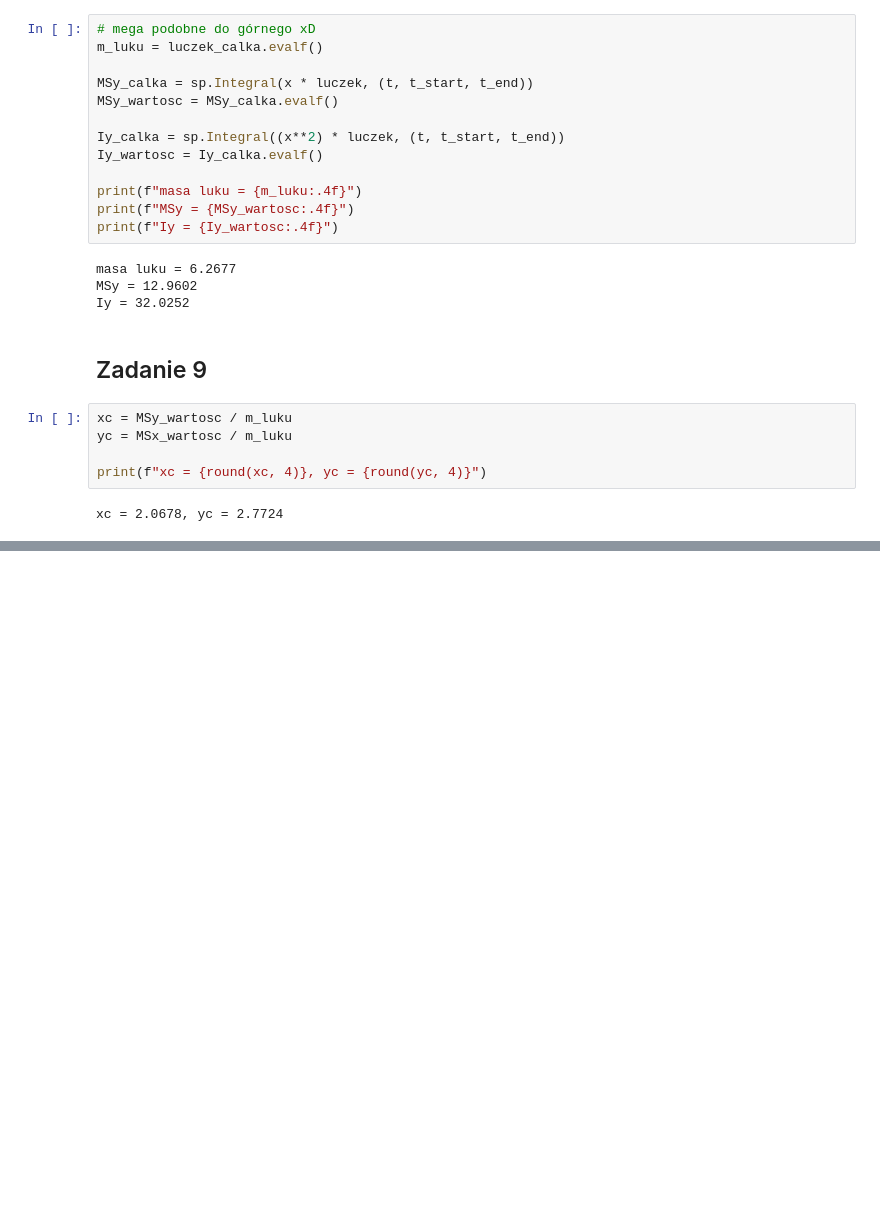
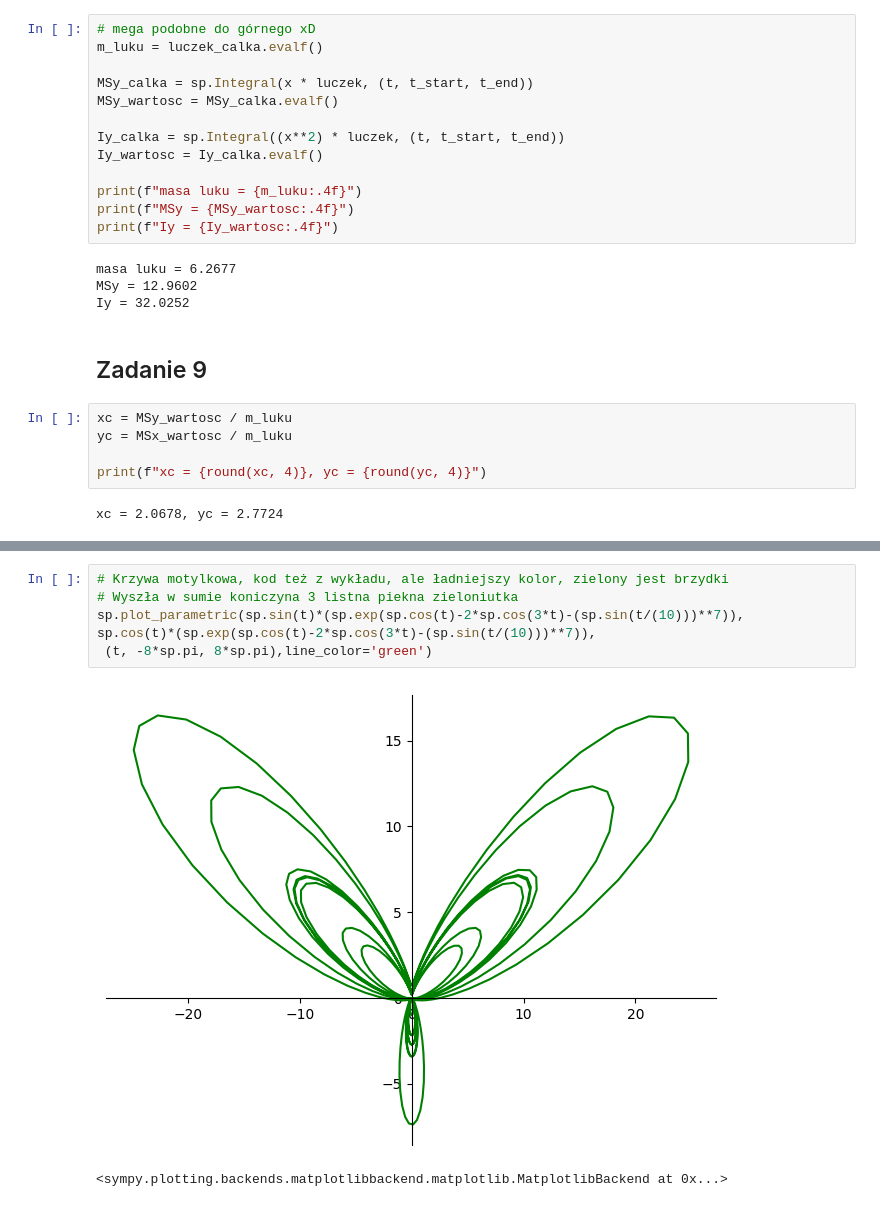
Before and after one commit to Tomaszlek/Obliczenia_Naukowe_2026, a Jupyter notebook: Lista 2/Lista_2.ipynb, the cells around one changed output, grey strips where cells are left out. Drawn from its saved outputs; the diff is of its cells as text; blank space fills up the shorter version.

```diff
--- a/Lista 2/Lista_2.ipynb
+++ b/Lista 2/Lista_2.ipynb
@@ -164,0 +173,9 @@ xc = 2.0678, yc = 2.7724
+# %%
+# Krzywa motylkowa, kod też z wykładu, ale ładniejszy kolor, zielony jest brzydki
+# Wyszła w sumie koniczyna 3 listna piekna zieloniutka
+sp.plot_parametric(sp.sin(t)*(sp.exp(sp.cos(t)-2*sp.cos(3*t)-(sp.sin(t/(10)))**7)),
+sp.cos(t)*(sp.exp(sp.cos(t)-2*sp.cos(3*t)-(sp.sin(t/(10)))**7)),
+ (t, -8*sp.pi, 8*sp.pi),line_color='green')
+# %% [output]
+[figure, added]
+<sympy.plotting.backends.matplotlibbackend.matplotlib.MatplotlibBackend at 0x...>
```
Also changed, not shown: parts of 2 cells of this notebook.
